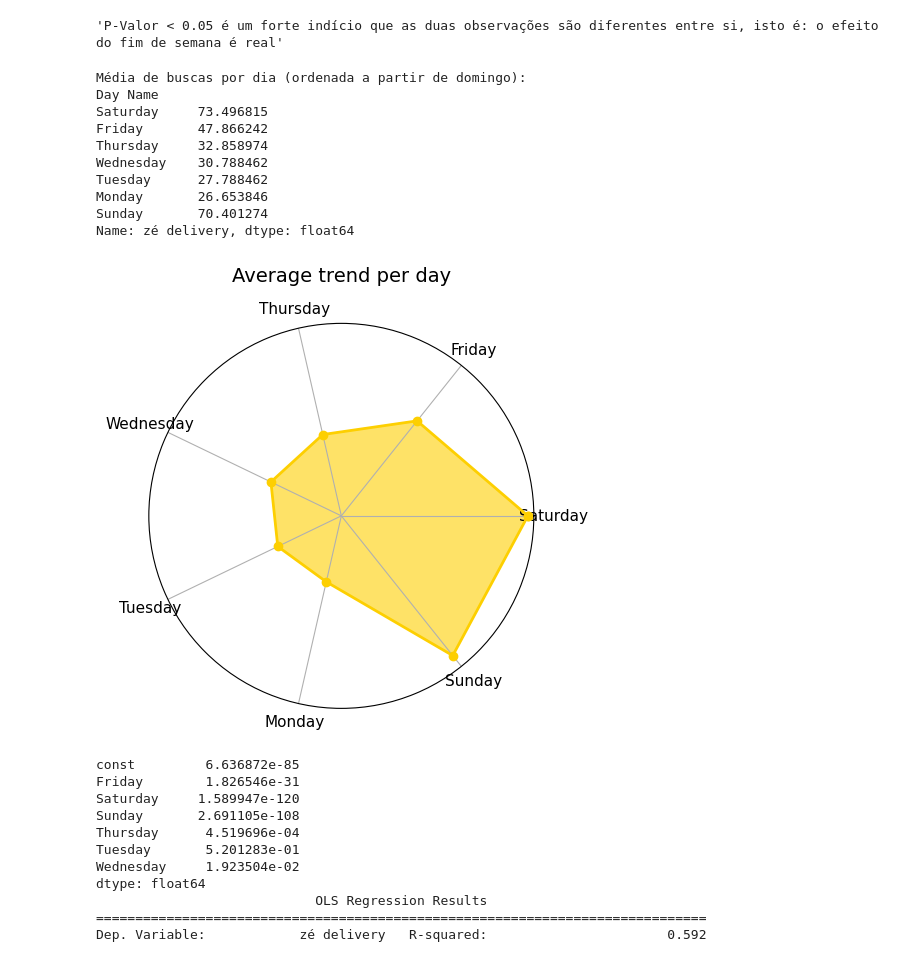
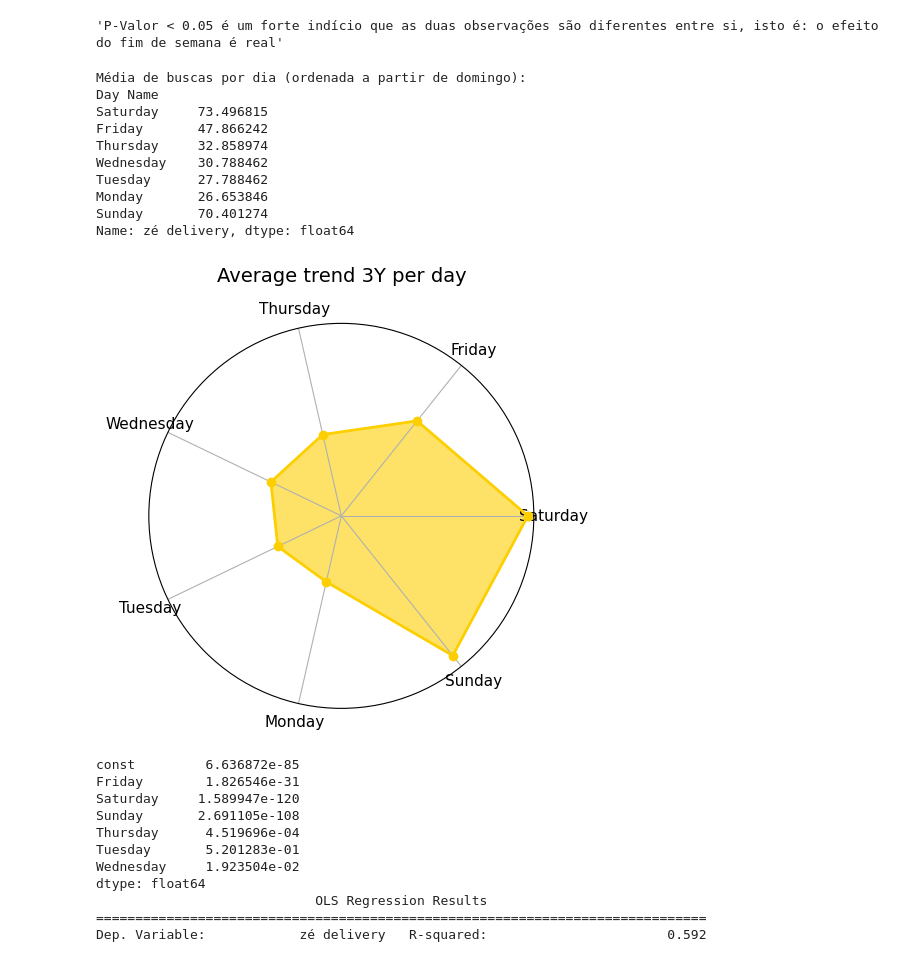
Before and after one commit to diosales/ze_delivery_trend, a Jupyter notebook: Ze_Delivery_Weekday.ipynb, the cells around one changed output. Cells and saved outputs as stored; diff of their text form; code cells hidden in the pictures.

```diff
--- a/Ze_Delivery_Weekday.ipynb
+++ b/Ze_Delivery_Weekday.ipynb
@@ -279,35 +279,35 @@ values = means_per_day.values
 '''Ajustes e criação do gráfico'''
 values = np.append(values, values[0])
 angles = np.linspace(0, 2 * np.pi, len(days), endpoint=False).tolist()
 angles.append(angles[0])
 
 fig, ax = plt.subplots(figsize=(5, 5), subplot_kw=dict(polar=True))
 ax.plot(angles, values, 'o-', linewidth=2, color='#fdcf01')
 ax.fill(angles, values, alpha=0.6, color='#fdcf01')
 
 ax.set_xticks(angles[:-1])
 ax.set_xticklabels(days, fontsize=11)
 
 
 fig.patch.set_alpha(0)
 ax.set_facecolor("none")
 
-ax.set_title("Average trend per day", size=14, pad=30)
+ax.set_title("Average trend 3Y per day", size=14, pad=30)
 ax.set_yticks([])
 
 plt.show()
 # %% [output]
 Média de buscas por dia (ordenada a partir de domingo):
 Day Name
 Saturday     73.496815
 Friday       47.866242
 Thursday     32.858974
 Wednesday    30.788462
 Tuesday      27.788462
 Monday       26.653846
 Sunday       70.401274
 Name: zé delivery, dtype: float64
-[figure, old version]
+[figure, new version]
 # %%
 '''Realização de uma regressão linear para avaliar a intensidade da influência
 dos finais de semana tomando a segunda-feira como base, aqui também calculamos os
```
